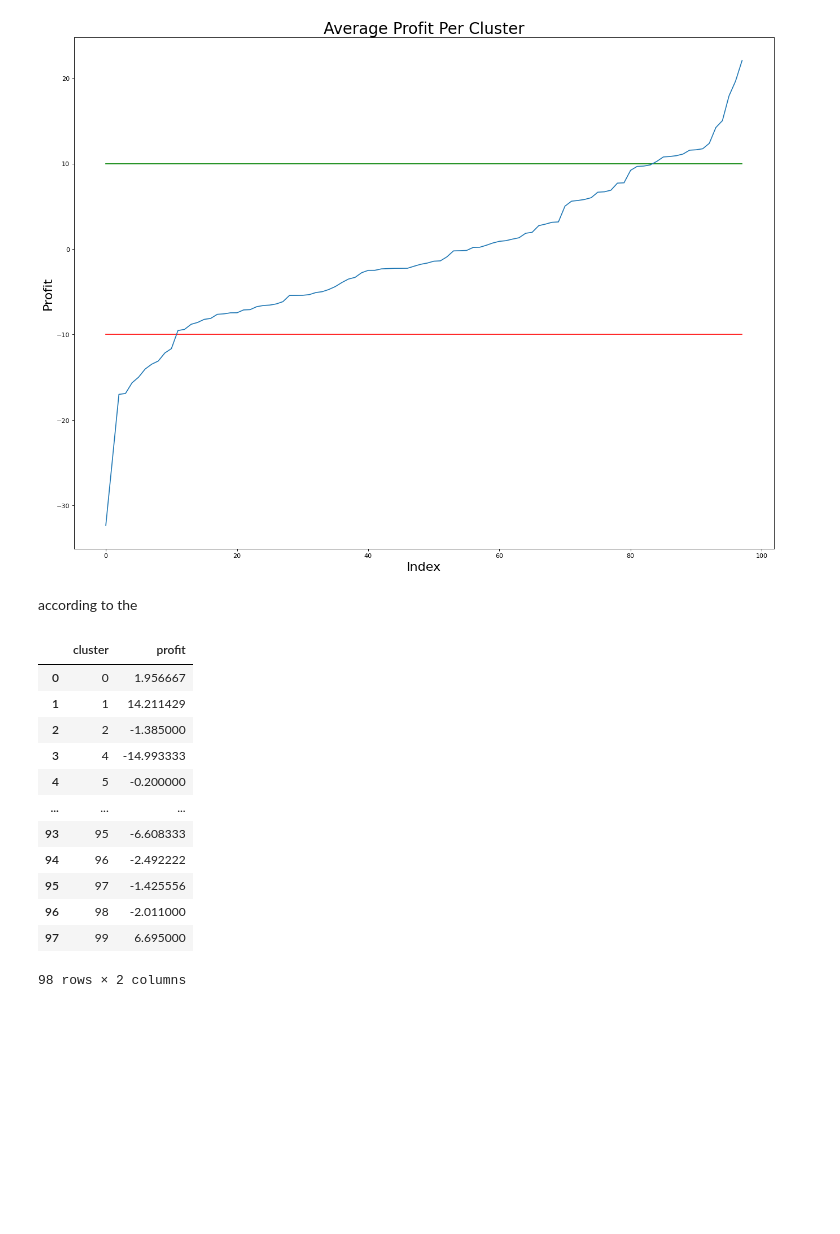
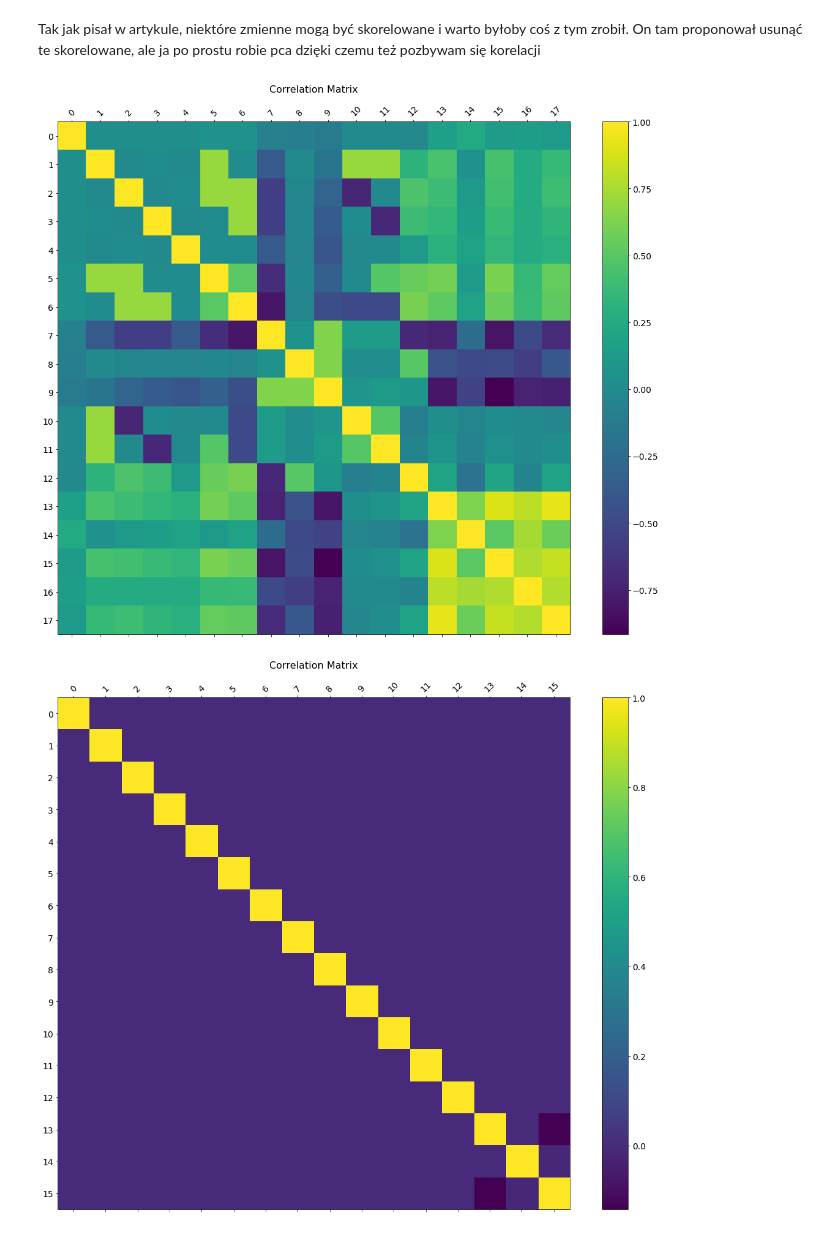
Before and after one commit to DawidSitnik/Investment-Strategy-With-Self-Organizing-Maps, a Jupyter notebook: scripts/modeling.ipynb, the cells around one changed output. Saved outputs shown, nothing was run; the diff lists cells and outputs as text; code cells hidden in the pictures; blank space fills up the shorter version.

```diff
--- a/scripts/modeling.ipynb
+++ b/scripts/modeling.ipynb
@@ -86,36 +21,6 @@ final_df_test = bidu_df_test.join(bidu_df[['Date','Price','close_plus_20_days','
-# %%
-import matplotlib.pyplot as plt
-from matplotlib.pyplot import figure
-figure(num=None, figsize=(20, 15), dpi=80, facecolor='w', edgecolor='k')
-
-x = list(final_df_train.groupby(by='cluster')['profit'].mean().sort_values())
-plt.plot([10]*len(x), c='g')
-plt.plot([-10]*len(x), c='r')
-
-plt.plot(x)
-
-plt.title("Average Profit Per Cluster", fontsize=25)
-plt.ylabel("Profit", fontsize=20)
-plt.xlabel("Index", fontsize=20)
-plt.show()
-# %% [output]
-[figure, removed]
-# %% [markdown]
-according to the
-# %%
-profit_per_cluster = pd.DataFrame(final_df_train.groupby(by='cluster')['profit'].mean(), columns=['profit']).reset_index()
-profit_per_cluster
-# %% [output]
-|  | cluster | profit |
-| 0 | 0 | 1.956667 |
-| 1 | 1 | 14.211429 |
-| 2 | 2 | -1.385000 |
-| 3 | 4 | -14.993333 |
-| 4 | 5 | -0.200000 |
-| ... | ... | ... |
-| 93 | 95 | -6.608333 |
-| 94 | 96 | -2.492222 |
-| 95 | 97 | -1.425556 |
-| 96 | 98 | -2.011000 |
-| 97 | 99 | 6.695000 |
-98 rows × 2 columns
+# %% [markdown]
+Tak jak pisał w artykule, niektóre zmienne mogą być skorelowane i warto byłoby coś z tym zrobił. On tam proponował usunąć te skorelowane, ale ja po prostu robie pca dzięki czemu też pozbywam się korelacji
+# %%
+plot_corelation_matrix(df_prepared)
+# %% [output]
+[figure, added]
@@ -121,0 +32,4 @@ profit_per_cluster
+# %%
+plot_corelation_matrix(df_prepared)
+# %% [output]
+[figure, added]
```
Also changed, not shown: parts of 27 cells of this notebook, 2 other files.
